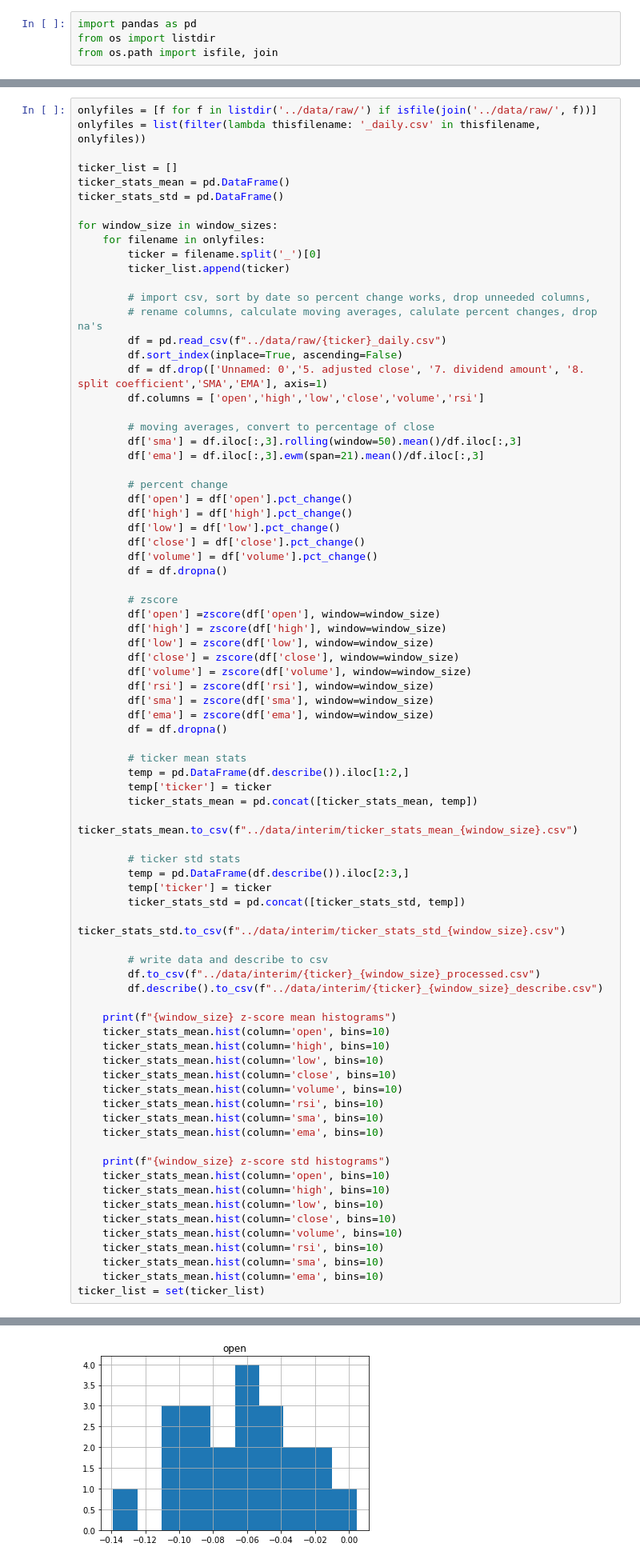
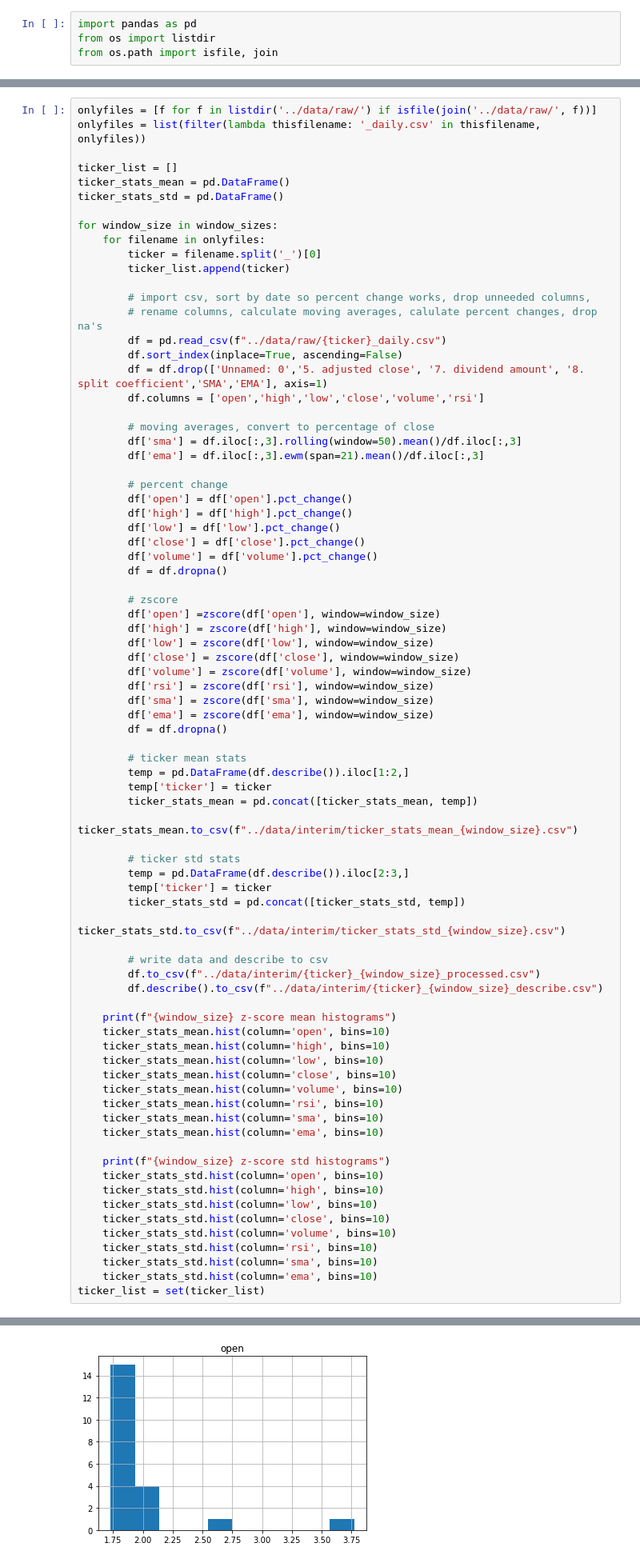
Before and after one commit to trentleslie/springboard_final_capstone, a Jupyter notebook: notebooks/process_raw_data.ipynb, the cells around one changed output, grey strips where cells are left out. Shown at 80% size. Saved outputs shown, nothing was run; the diff lists cells and outputs as text.

Commit message:
updated for stdev hists

```diff
--- a/notebooks/process_raw_data.ipynb
+++ b/notebooks/process_raw_data.ipynb
@@ -79,39 +79,39 @@ for window_size in window_sizes:
         df.to_csv(f"../data/interim/{ticker}_{window_size}_processed.csv")
         df.describe().to_csv(f"../data/interim/{ticker}_{window_size}_describe.csv")
 
     print(f"{window_size} z-score mean histograms")
     ticker_stats_mean.hist(column='open', bins=10)
     ticker_stats_mean.hist(column='high', bins=10)
     ticker_stats_mean.hist(column='low', bins=10)
     ticker_stats_mean.hist(column='close', bins=10)
     ticker_stats_mean.hist(column='volume', bins=10)
     ticker_stats_mean.hist(column='rsi', bins=10)
     ticker_stats_mean.hist(column='sma', bins=10)
     ticker_stats_mean.hist(column='ema', bins=10)
 
     print(f"{window_size} z-score std histograms")
-    ticker_stats_mean.hist(column='open', bins=10)
-    ticker_stats_mean.hist(column='high', bins=10)
-    ticker_stats_mean.hist(column='low', bins=10)
-    ticker_stats_mean.hist(column='close', bins=10)
-    ticker_stats_mean.hist(column='volume', bins=10)
-    ticker_stats_mean.hist(column='rsi', bins=10)
-    ticker_stats_mean.hist(column='sma', bins=10)
-    ticker_stats_mean.hist(column='ema', bins=10)
+    ticker_stats_std.hist(column='open', bins=10)
+    ticker_stats_std.hist(column='high', bins=10)
+    ticker_stats_std.hist(column='low', bins=10)
+    ticker_stats_std.hist(column='close', bins=10)
+    ticker_stats_std.hist(column='volume', bins=10)
+    ticker_stats_std.hist(column='rsi', bins=10)
+    ticker_stats_std.hist(column='sma', bins=10)
+    ticker_stats_std.hist(column='ema', bins=10)
 ticker_list = set(ticker_list)
 # %% [output]
 5 z-score mean histograms
 5 z-score std histograms
 10 z-score mean histograms
 10 z-score std histograms
 20 z-score mean histograms
 20 z-score std histograms
 [figure]
 [figure]
 [figure]
 [figure]
 [figure]
 [figure]
 [figure]
 [figure]
-[figure, old version]
+[figure, new version]
```
Also changed, not shown: parts of 1 cell of this notebook.
